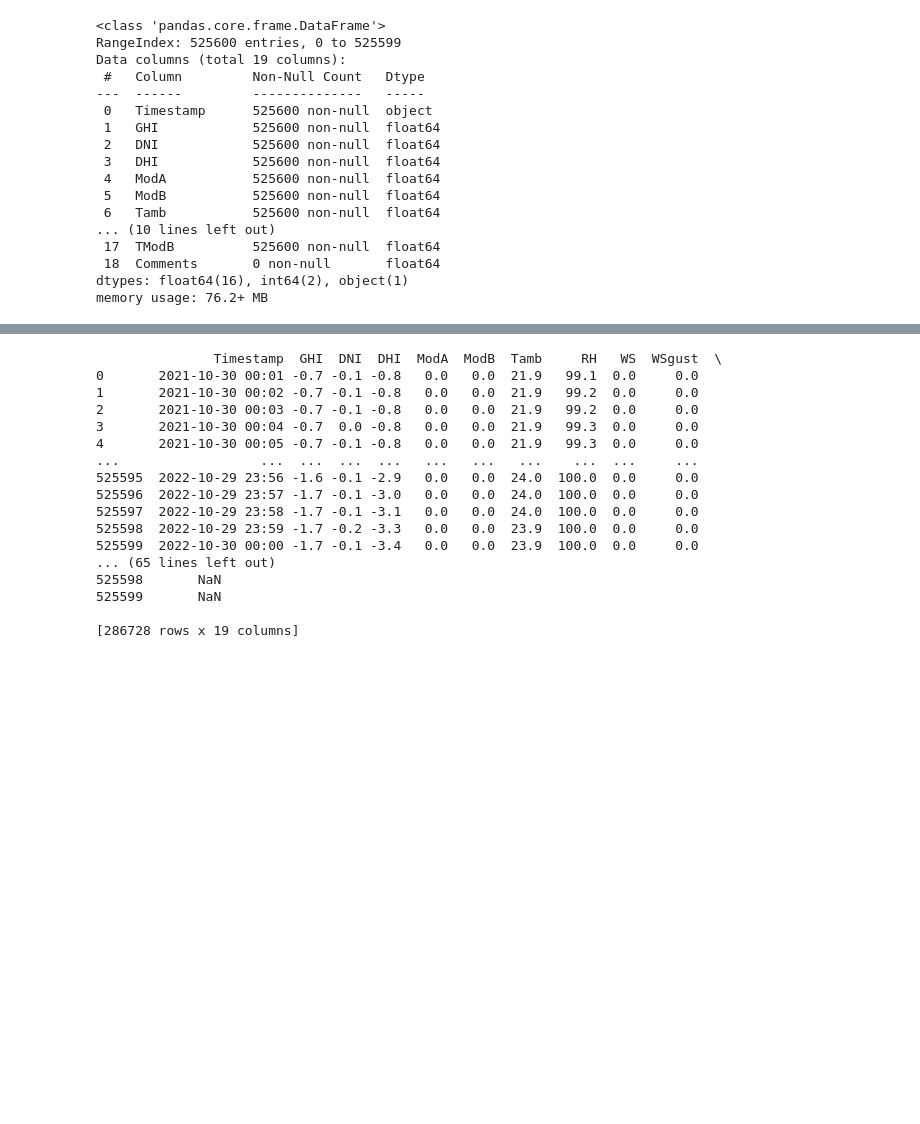
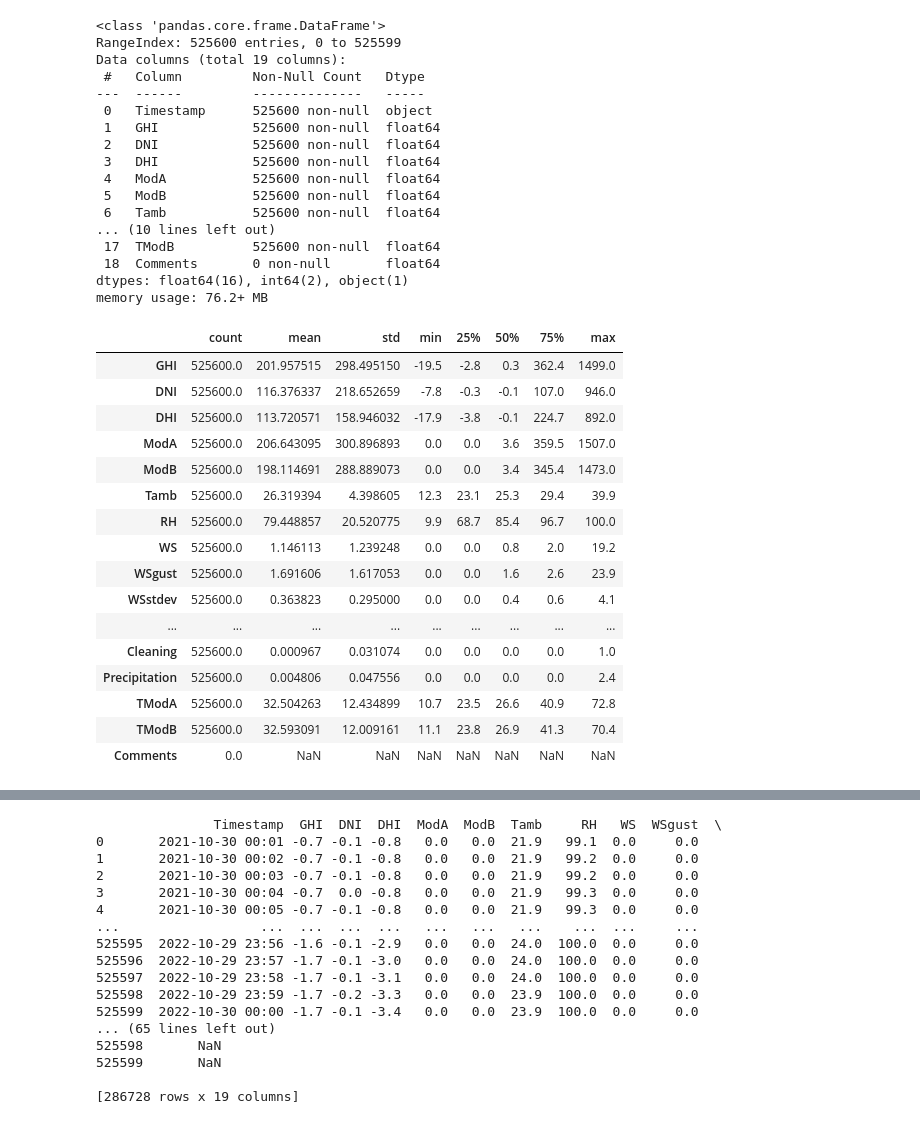
Before and after one commit to mubarek4566/Cademy_Projects, a Jupyter notebook: Task01.ipynb, the cells around one changed output, grey strips where cells are left out. Cells and saved outputs as stored; diff of their text form; code cells hidden in the pictures; blank space fills up the shorter version.

```diff
--- a/Task01.ipynb
+++ b/Task01.ipynb
@@ -53,6 +55,28 @@ Data columns (total 19 columns):
  18  Comments       0 non-null       float64
 dtypes: float64(16), int64(2), object(1)
 memory usage: 76.2+ MB
+# %%
+# Filtering only columns with data types are numeric and computes statistics
+df_stat = df.select_dtypes(include='number').describe().T
+df_stat
+# %% [output]
+|  | count | mean | std | min | 25% | 50% | 75% | max |
+| GHI | 525600.0 | 201.957515 | 298.495150 | -19.5 | -2.8 | 0.3 | 362.4 | 1499.0 |
+| DNI | 525600.0 | 116.376337 | 218.652659 | -7.8 | -0.3 | -0.1 | 107.0 | 946.0 |
+| DHI | 525600.0 | 113.720571 | 158.946032 | -17.9 | -3.8 | -0.1 | 224.7 | 892.0 |
+| ModA | 525600.0 | 206.643095 | 300.896893 | 0.0 | 0.0 | 3.6 | 359.5 | 1507.0 |
+| ModB | 525600.0 | 198.114691 | 288.889073 | 0.0 | 0.0 | 3.4 | 345.4 | 1473.0 |
+| Tamb | 525600.0 | 26.319394 | 4.398605 | 12.3 | 23.1 | 25.3 | 29.4 | 39.9 |
+| RH | 525600.0 | 79.448857 | 20.520775 | 9.9 | 68.7 | 85.4 | 96.7 | 100.0 |
+| WS | 525600.0 | 1.146113 | 1.239248 | 0.0 | 0.0 | 0.8 | 2.0 | 19.2 |
+| WSgust | 525600.0 | 1.691606 | 1.617053 | 0.0 | 0.0 | 1.6 | 2.6 | 23.9 |
+| WSstdev | 525600.0 | 0.363823 | 0.295000 | 0.0 | 0.0 | 0.4 | 0.6 | 4.1 |
+| ... | ... | ... | ... | ... | ... | ... | ... | ... |
+| Cleaning | 525600.0 | 0.000967 | 0.031074 | 0.0 | 0.0 | 0.0 | 0.0 | 1.0 |
+| Precipitation | 525600.0 | 0.004806 | 0.047556 | 0.0 | 0.0 | 0.0 | 0.0 | 2.4 |
+| TModA | 525600.0 | 32.504263 | 12.434899 | 10.7 | 23.5 | 26.6 | 40.9 | 72.8 |
+| TModB | 525600.0 | 32.593091 | 12.009161 | 11.1 | 23.8 | 26.9 | 41.3 | 70.4 |
+| Comments | 0.0 | NaN | NaN | NaN | NaN | NaN | NaN | NaN |
 # %%
 # checking for missing values
 df.isna().sum()
```
Also changed, not shown: parts of 13 cells of this notebook.
